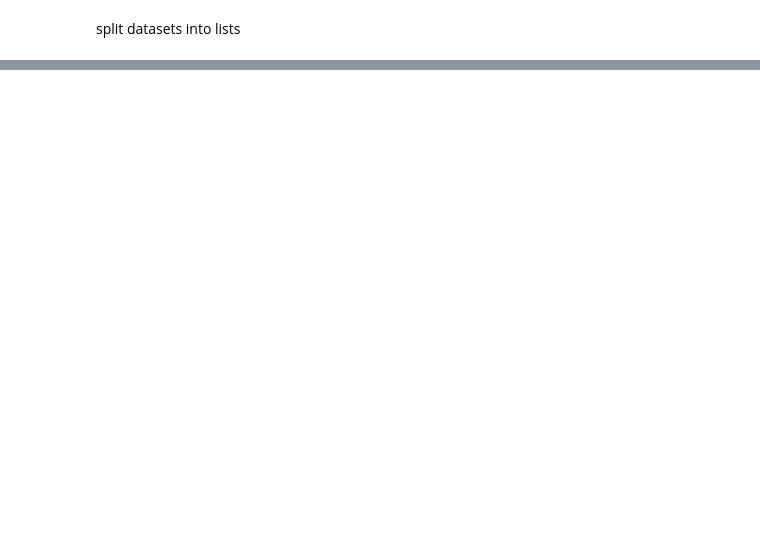
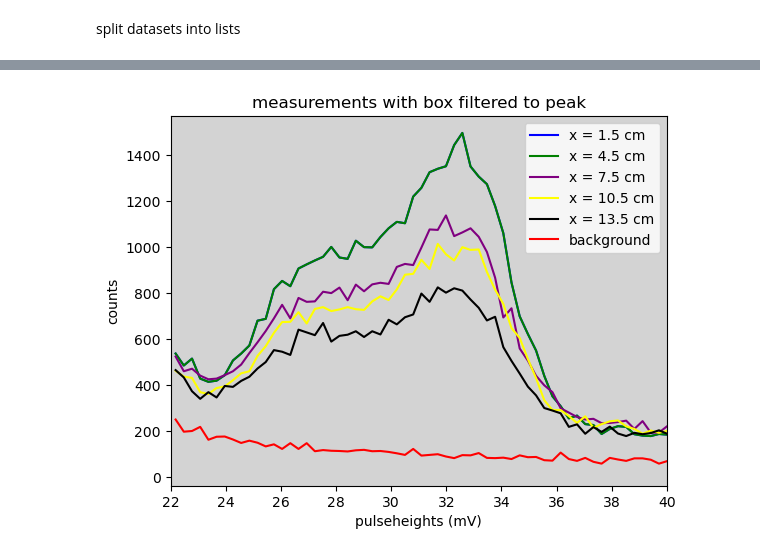
Before and after one commit to jrc-rodriguez/particle_physics, a Jupyter notebook: particle_physics.ipynb, the cells around one changed output, grey strips where cells are left out. Drawn from its saved outputs; the diff is of its cells as text; code cells hidden in the pictures; blank space fills up the shorter version.

```diff
--- a/particle_physics.ipynb
+++ b/particle_physics.ipynb
@@ -85,0 +119,23 @@ plt.show()
+# %%
+pulseheights_cut_x1, counts_cut_x1 = adjust(pulseheights_x1, counts_total_x1)
+pulseheights_cut_x2, counts_cut_x2 = adjust(pulseheights_x2, counts_total_x2)
+pulseheights_cut_x3, counts_cut_x3 = adjust(pulseheights_x3, counts_total_x3)
+pulseheights_cut_x4, counts_cut_x4 = adjust(pulseheights_x4, counts_total_x4)
+pulseheights_cut_x5, counts_cut_x5 = adjust(pulseheights_x5, counts_total_x5)
+pulseheights_cut_no_source, counts_cut_no_source = adjust(pulseheights_background, counts_tot_background)
+
+plt.plot(pulseheights_cut_x1, counts_cut_x1, color = 'blue', label = "x = 1.5 cm")
+plt.plot(pulseheights_cut_x2, counts_cut_x2, color = 'green', label = "x = 4.5 cm")
+plt.plot(pulseheights_cut_x3, counts_cut_x3, color = 'purple', label = "x = 7.5 cm")
+plt.plot(pulseheights_cut_x4, counts_cut_x4, color = 'yellow', label = "x = 10.5 cm")
+plt.plot(pulseheights_cut_x5, counts_cut_x5, color = 'black', label = "x = 13.5 cm")
+plt.plot(pulseheights_cut_no_source, counts_cut_no_source, color = 'red', label = 'background')
+plt.gca().set_facecolor('lightgrey')
+plt.title("measurements with box filtered to peak")
+plt.legend(loc = 'upper right')
+plt.xlim(22, 40)
+plt.ylabel("counts")
+plt.xlabel("pulseheights (mV)")
+plt.show()
+# %% [output]
+[figure, added]
```
Also changed, not shown: parts of 12 cells of this notebook, 11 other files.
